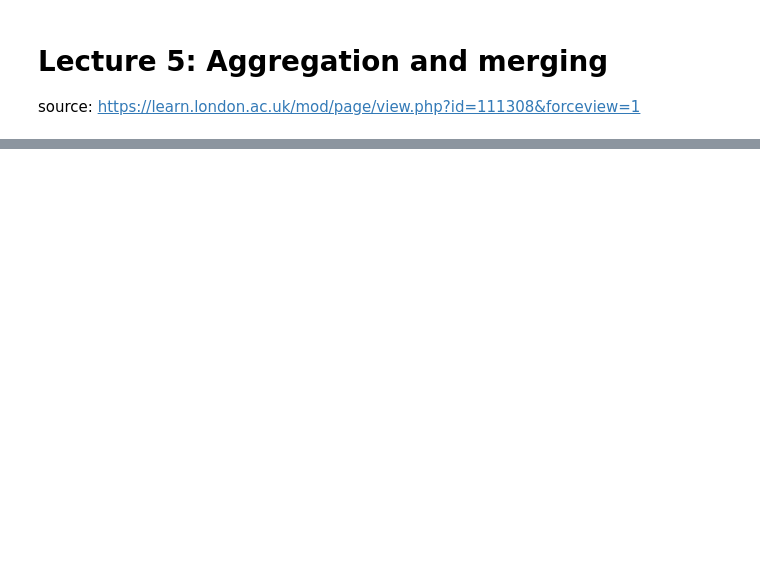
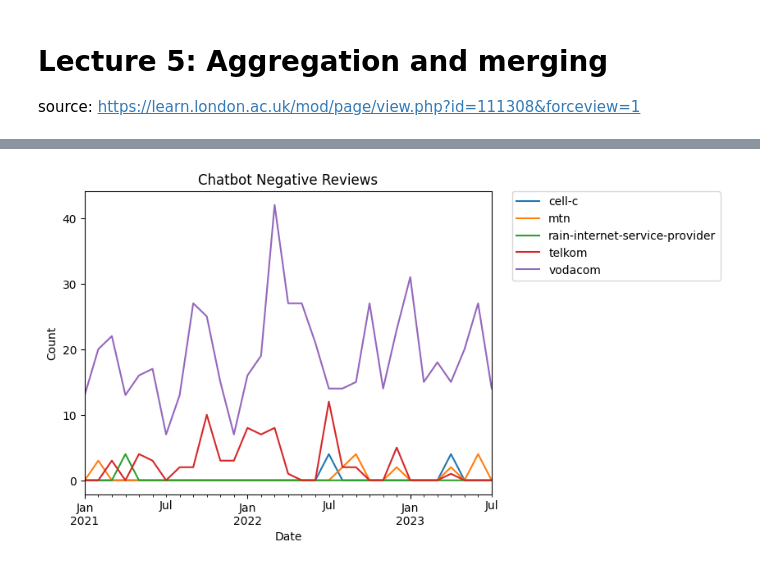
Before and after one commit to JohnnyFoulds/dsm050-2023-apr, a Jupyter notebook: notebooks/03_coursework/03-04_time_series.ipynb, the cells around one changed output, grey strips where cells are left out. Cells and saved outputs as stored; diff of their text form; code cells hidden in the pictures; blank space fills up the shorter version.

Commit message:
Chatbot negative ration

```diff
--- a/notebooks/03_coursework/03-04_time_series.ipynb
+++ b/notebooks/03_coursework/03-04_time_series.ipynb
@@ -1016,0 +1037,17 @@ source: https://learn.london.ac.uk/mod/page/view.php?id=111308&forceview=1
+# %%
+ax = df_hp_monthly['Negative'] \
+    .xs('Chatbots', level='entity') \
+    .groupby(['created_at', 'business_slug']) \
+    .sum() \
+    .unstack() \
+    .plot()
+
+#ax.yaxis.set_major_formatter(mpl.ticker.EngFormatter(places=1))
+ax.set_title('Chatbot Negative Reviews')
+ax.set_xlabel('Date')
+ax.set_ylabel('Count')
+
+plt.legend(bbox_to_anchor=(1.05, 1), loc=2, borderaxespad=0.)
+plt.show()
+# %% [output]
+[figure, added]
```
Also changed, not shown: parts of 4 cells of this notebook.
